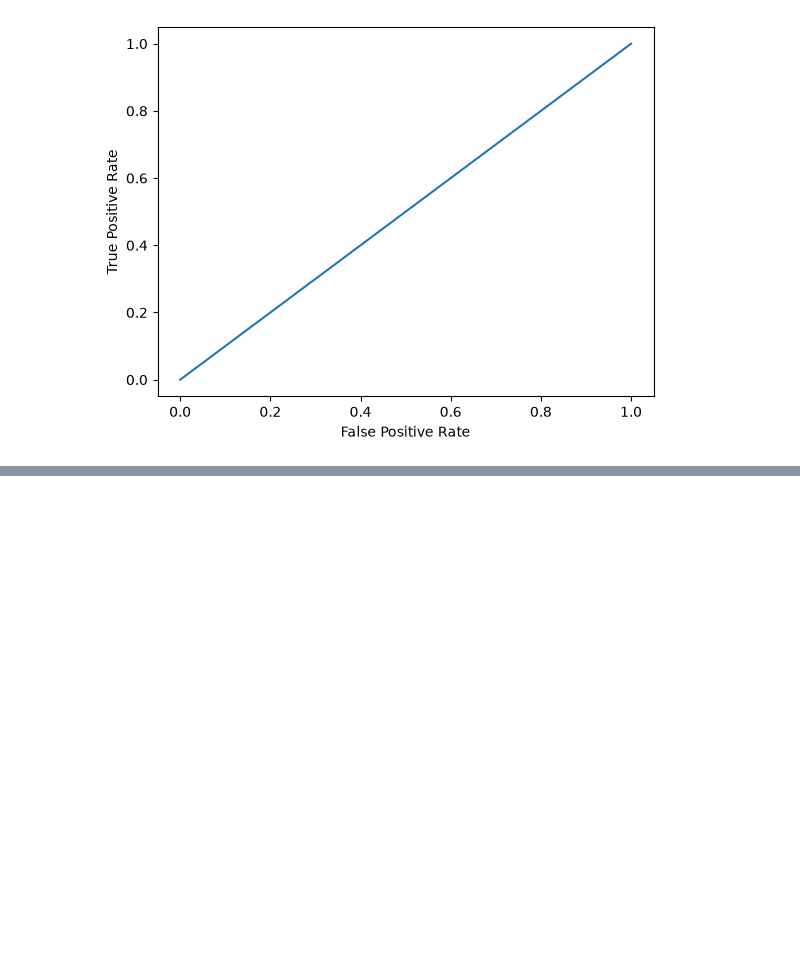
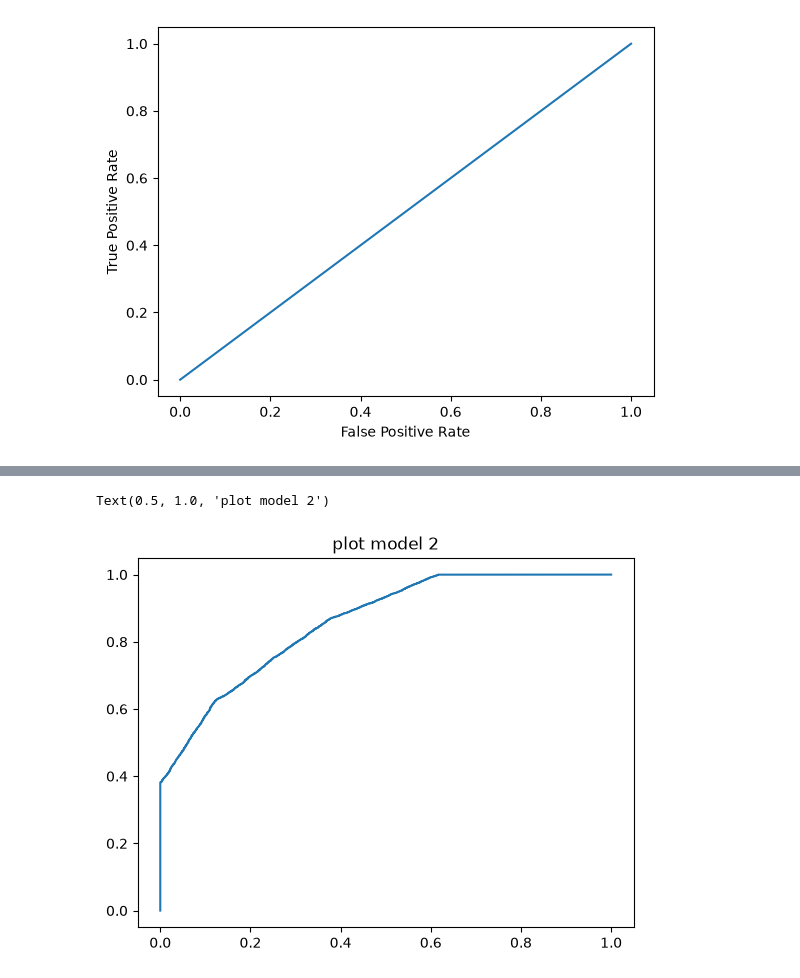
Before and after one commit to shopy100/machineLearning, a Jupyter notebook: w3MachineLearning-1.ipynb, the cells around one changed output, grey strips where cells are left out. Drawn from its saved outputs; the diff is of its cells as text; code cells hidden in the pictures; blank space fills up the shorter version.

```diff
--- a/w3MachineLearning-1.ipynb
+++ b/w3MachineLearning-1.ipynb
@@ -3061,0 +3121,7 @@ model 2 AUC score: 0.8509821052631579
+# %%
+fpr, tpr, thresholds = roc_curve(y, y_prob_2)
+plt.plot(fpr, tpr)
+plt.title("plot model 2")
+# %% [output]
+Text(0.5, 1.0, 'plot model 2')
+[figure, added]
```
Also changed, not shown: parts of 10 cells of this notebook.
